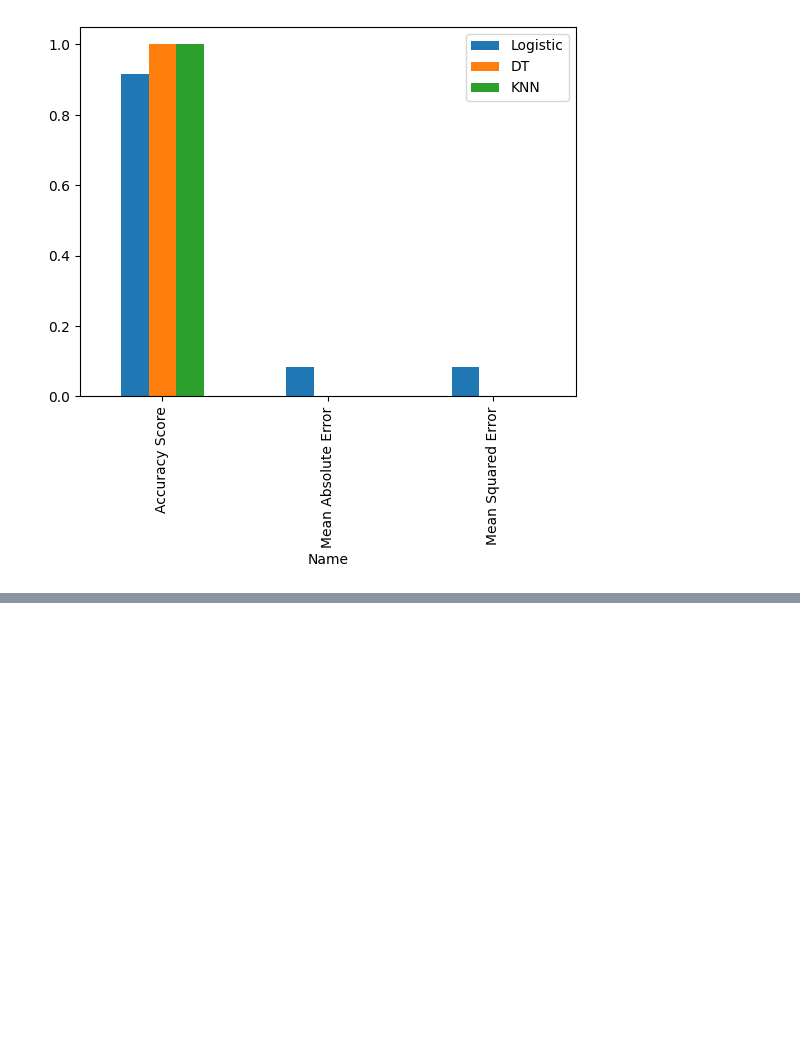
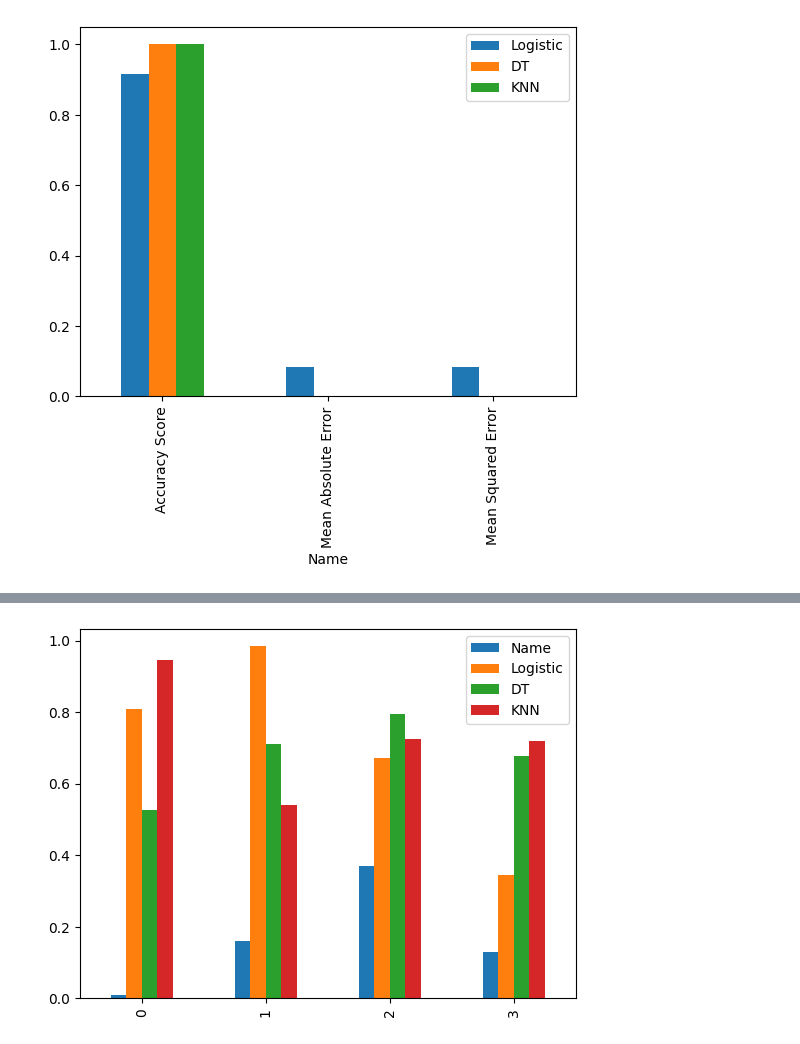
Before and after one commit to jarinraya02/Machine_Learning_Course, a Jupyter notebook: Assingment 4/Assignment 4.ipynb, the cells around one changed output, grey strips where cells are left out. Saved outputs shown, nothing was run; the diff lists cells and outputs as text; code cells hidden in the pictures; blank space fills up the shorter version.

```diff
--- a/Assingment 4/Assignment 4.ipynb
+++ b/Assingment 4/Assignment 4.ipynb
@@ -224,0 +226,7 @@ data.plot(x="Name", y=["Logistic", "DT","KNN"], kind="bar")
+# %%
+df = pd.DataFrame(data = np.random.random(size=(4,4)), columns = ['Name','Logistic','DT','KNN'])
+
+df.plot(kind='bar')
+plt.show()
+# %% [output]
+[figure, added]
```
Also changed, not shown: parts of 4 cells of this notebook.
